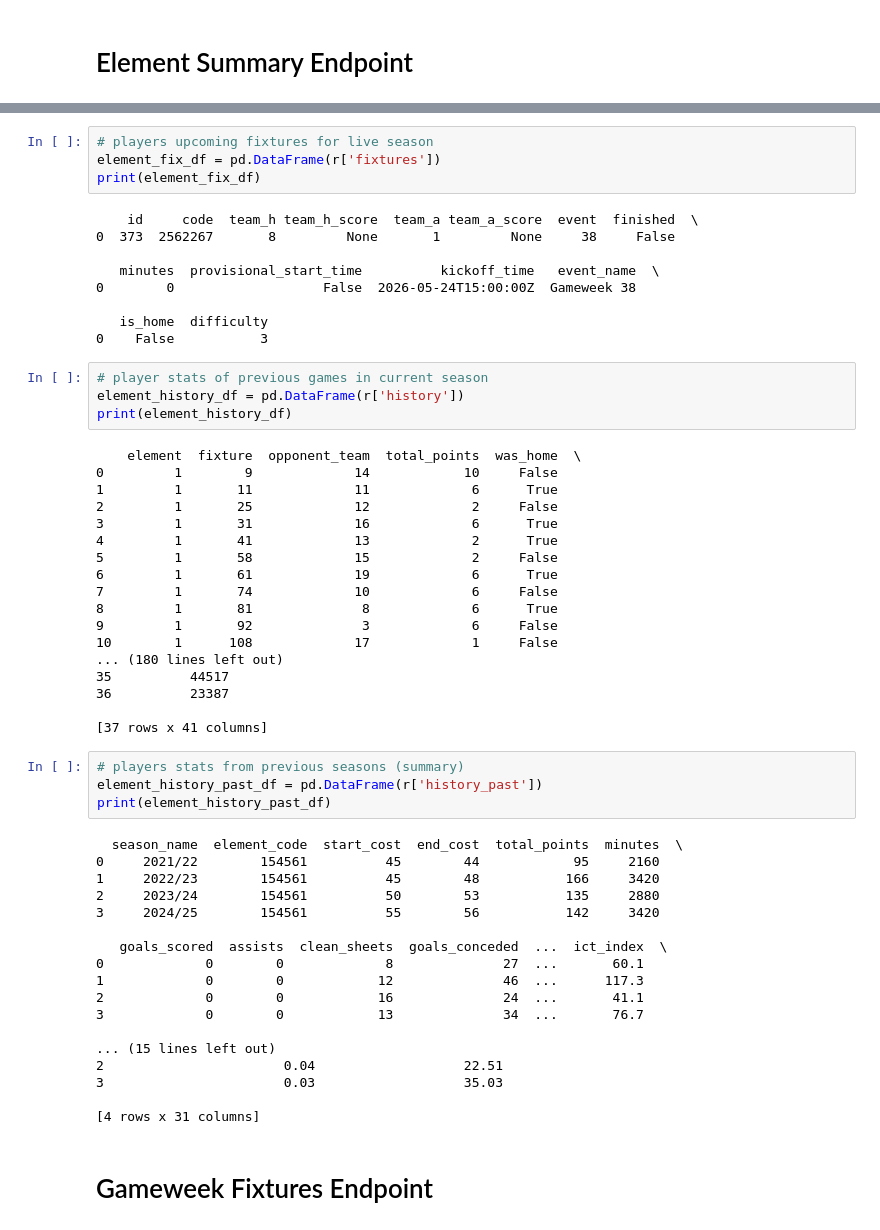
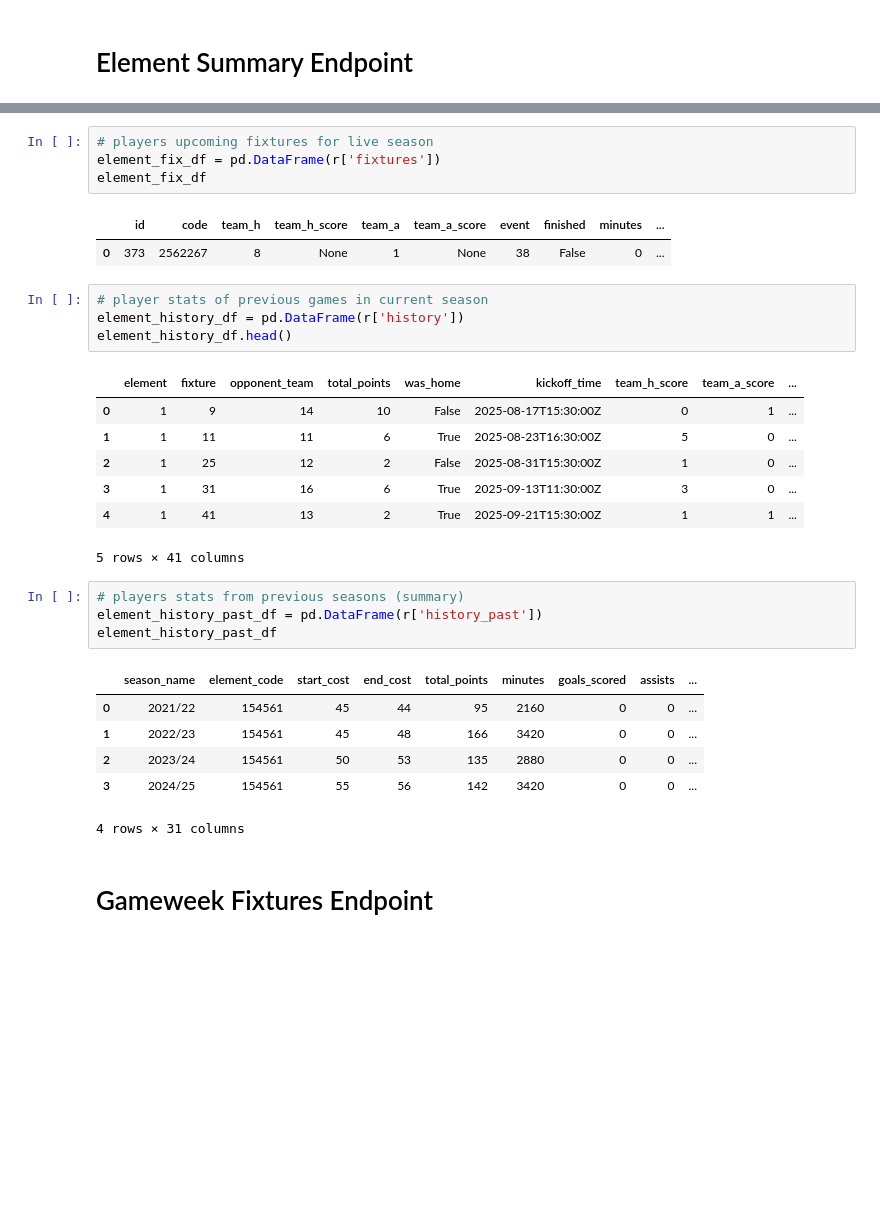
Before and after one commit to Jonesy137/FPLTool, a Jupyter notebook: notebooks/FPLAPI.ipynb, the cells around one changed output, grey strips where cells are left out. Saved outputs shown, nothing was run; the diff lists cells and outputs as text; blank space fills up the shorter version.

```diff
--- a/notebooks/FPLAPI.ipynb
+++ b/notebooks/FPLAPI.ipynb
@@ -183,60 +156,33 @@ dict_keys(['fixtures', 'history', 'history_past'])
 # %%
 # players upcoming fixtures for live season
 element_fix_df = pd.DataFrame(r['fixtures'])
-print(element_fix_df)
+element_fix_df
 # %% [output]
-    id     code  team_h team_h_score  team_a team_a_score  event  finished  \
-0  373  2562267       8         None       1         None     38     False
-
-   minutes  provisional_start_time          kickoff_time   event_name  \
-0        0                   False  2026-05-24T15:00:00Z  Gameweek 38
-
-   is_home  difficulty
-0    False           3
+|  | id | code | team_h | team_h_score | team_a | team_a_score | event | finished | minutes | ... |
+| 0 | 373 | 2562267 | 8 | None | 1 | None | 38 | False | 0 | ... |
 # %%
 # player stats of previous games in current season
 element_history_df = pd.DataFrame(r['history'])
-print(element_history_df)
+element_history_df.head()
 # %% [output]
+|  | element | fixture | opponent_team | total_points | was_home | kickoff_time | team_h_score | team_a_score | ... |
+| 0 | 1 | 9 | 14 | 10 | False | 2025-08-17T15:30:00Z | 0 | 1 | ... |
+| 1 | 1 | 11 | 11 | 6 | True | 2025-08-23T16:30:00Z | 5 | 0 | ... |
+| 2 | 1 | 25 | 12 | 2 | False | 2025-08-31T15:30:00Z | 1 | 0 | ... |
+| 3 | 1 | 31 | 16 | 6 | True | 2025-09-13T11:30:00Z | 3 | 0 | ... |
+| 4 | 1 | 41 | 13 | 2 | True | 2025-09-21T15:30:00Z | 1 | 1 | ... |
-    element  fixture  opponent_team  total_points  was_home  \
-0         1        9             14            10     False
-1         1       11             11             6      True
-2         1       25             12             2     False
-3         1       31             16             6      True
-4         1       41             13             2      True
-5         1       58             15             2     False
-6         1       61             19             6      True
-7         1       74             10             6     False
-8         1       81              8             6      True
-9         1       92              3             6     False
-10        1      108             17             1     False
-... (180 lines left out)
-35          44517
-36          23387
-
-[37 rows x 41 columns]
+5 rows × 41 columns
 # %%
 # players stats from previous seasons (summary)
 element_history_past_df = pd.DataFrame(r['history_past'])
-print(element_history_past_df)
+element_history_past_df
 # %% [output]
+|  | season_name | element_code | start_cost | end_cost | total_points | minutes | goals_scored | assists | ... |
+| 0 | 2021/22 | 154561 | 45 | 44 | 95 | 2160 | 0 | 0 | ... |
+| 1 | 2022/23 | 154561 | 45 | 48 | 166 | 3420 | 0 | 0 | ... |
+| 2 | 2023/24 | 154561 | 50 | 53 | 135 | 2880 | 0 | 0 | ... |
+| 3 | 2024/25 | 154561 | 55 | 56 | 142 | 3420 | 0 | 0 | ... |
-  season_name  element_code  start_cost  end_cost  total_points  minutes  \
-0     2021/22        154561          45        44            95     2160
-1     2022/23        154561          45        48           166     3420
-2     2023/24        154561          50        53           135     2880
-3     2024/25        154561          55        56           142     3420
-
-   goals_scored  assists  clean_sheets  goals_conceded  ...  ict_index  \
-0             0        0             8              27  ...       60.1
-1             0        0            12              46  ...      117.3
-2             0        0            16              24  ...       41.1
-3             0        0            13              34  ...       76.7
-
-... (15 lines left out)
-2                       0.04                   22.51
-3                       0.03                   35.03
-
-[4 rows x 31 columns]
+4 rows × 31 columns
 # %% [markdown]
 # Gameweek Fixtures Endpoint
 # %%
```
Also changed, not shown: parts of 13 cells of this notebook.
